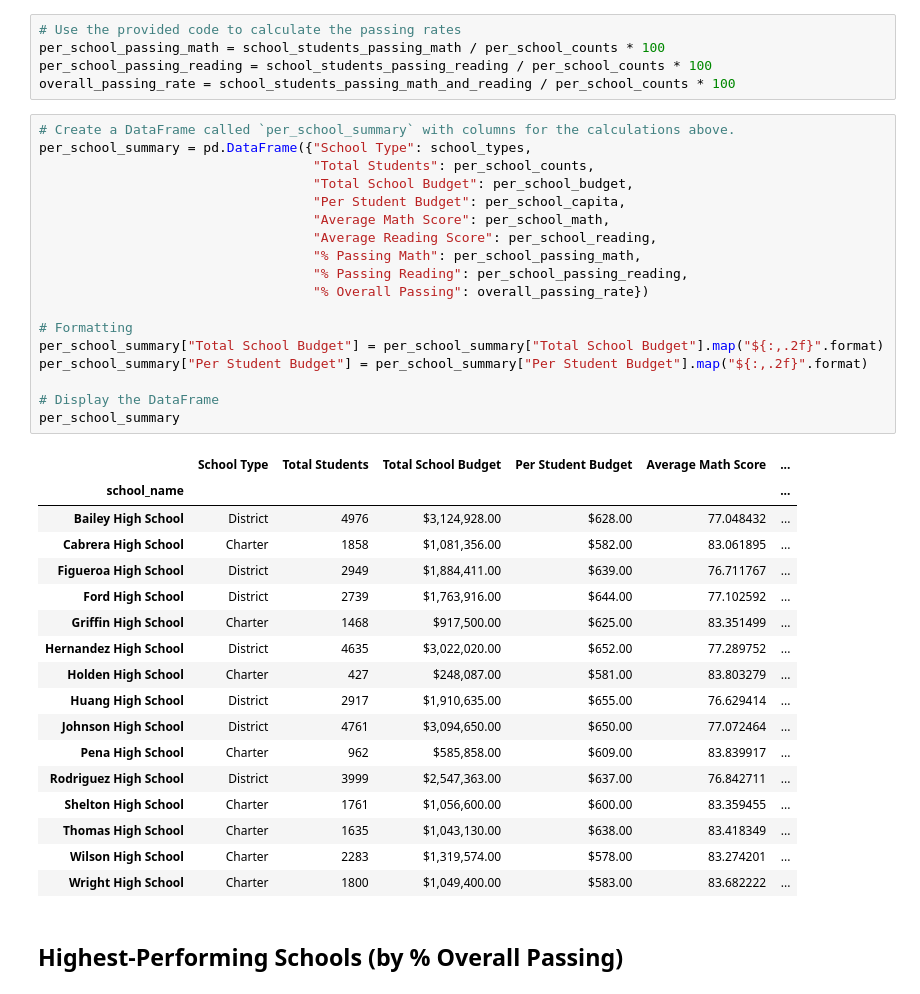
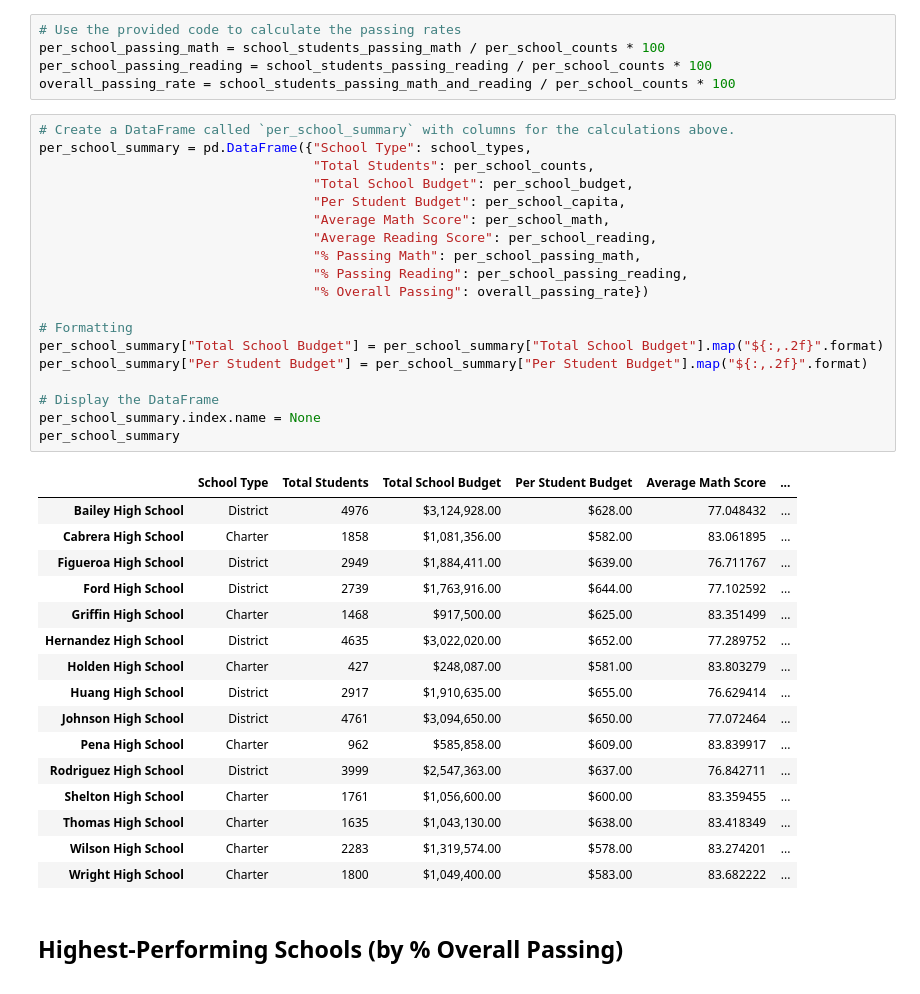
Before and after one commit to nfussy/pandas-challenge, a Jupyter notebook: PyCitySchools/main.ipynb, the cells around one changed output. Drawn from its saved outputs; the diff is of its cells as text.

```diff
--- a/PyCitySchools/main.ipynb
+++ b/PyCitySchools/main.ipynb
@@ -136,24 +144,24 @@ overall_passing_rate = school_students_passing_math_and_reading / per_school_cou
 # %%
 # Create a DataFrame called `per_school_summary` with columns for the calculations above.
 per_school_summary = pd.DataFrame({"School Type": school_types,
                                    "Total Students": per_school_counts,
                                    "Total School Budget": per_school_budget,
                                    "Per Student Budget": per_school_capita,
                                    "Average Math Score": per_school_math,
                                    "Average Reading Score": per_school_reading,
                                    "% Passing Math": per_school_passing_math,
                                    "% Passing Reading": per_school_passing_reading,
                                    "% Overall Passing": overall_passing_rate})
 
 # Formatting
 per_school_summary["Total School Budget"] = per_school_summary["Total School Budget"].map("${:,.2f}".format)
 per_school_summary["Per Student Budget"] = per_school_summary["Per Student Budget"].map("${:,.2f}".format)
 
 # Display the DataFrame
+per_school_summary.index.name = None
 per_school_summary
 # %% [output]
 |  | School Type | Total Students | Total School Budget | Per Student Budget | Average Math Score | ... |
-| school_name |  |  |  |  |  | ... |
 | Bailey High School | District | 4976 | $3,124,928.00 | $628.00 | 77.048432 | ... |
 | Cabrera High School | Charter | 1858 | $1,081,356.00 | $582.00 | 83.061895 | ... |
 | Figueroa High School | District | 2949 | $1,884,411.00 | $639.00 | 76.711767 | ... |
```
Also changed, not shown: parts of 6 cells of this notebook, 3 other files.
